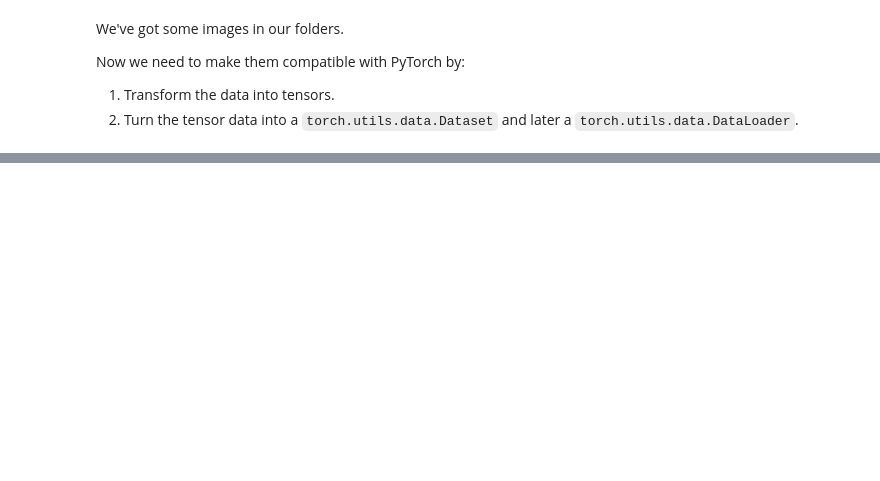
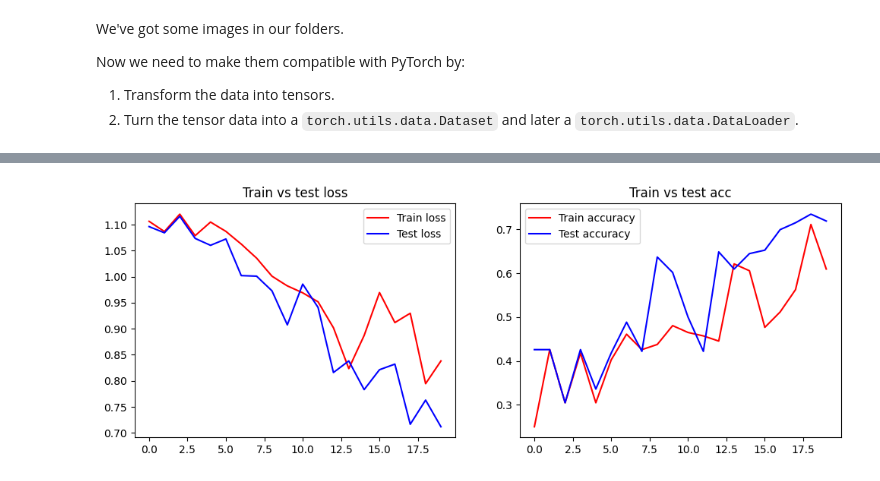
Before and after one commit to mchojna/pytorch-course, a Jupyter notebook: 04_pytorch_datasets_exercises.ipynb, the cells around one changed output, grey strips where cells are left out. Drawn from its saved outputs; the diff is of its cells as text; code cells hidden in the pictures; blank space fills up the shorter version.

```diff
--- a/04_pytorch_datasets_exercises.ipynb
+++ b/04_pytorch_datasets_exercises.ipynb
@@ -220,0 +641,25 @@ Now we need to make them compatible with PyTorch by:
+# %%
+# Train for 20 epochs
+model_20_epochs = Model_0(
+    in_features=3,
+    hidden_units=16,
+    out_features=len(classes),
+)
+
+torch.manual_seed(42)
+
+loss_fn = nn.CrossEntropyLoss()
+optimizer = torch.optim.Adam(
+    params=model_20_epochs.parameters(),
+    lr=0.001
+)
+
+results_20_epochs = train(
+    model=model_20_epochs,
+    train_dataloader=train_dataloader,
+    test_dataloader=test_dataloader,
+    optimizer=optimizer,
+    loss_fn=loss_fn,
+    epochs=20,
+    device=device
+)
@@ -220,0 +687,4 @@ Now we need to make them compatible with PyTorch by:
+# %%
+plot_results(results_20_epochs)
+# %% [output]
+[figure, added]
```
Also changed, not shown: parts of 34 cells of this notebook.
